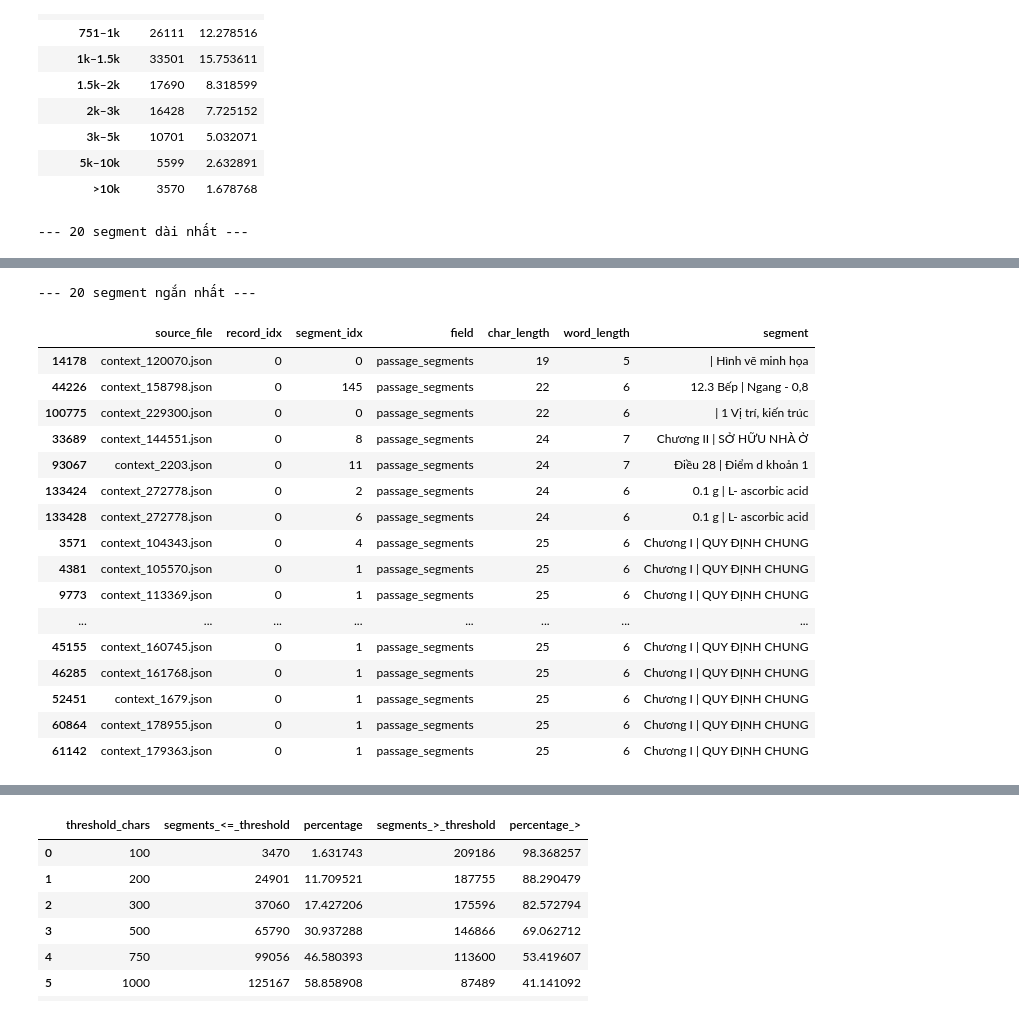
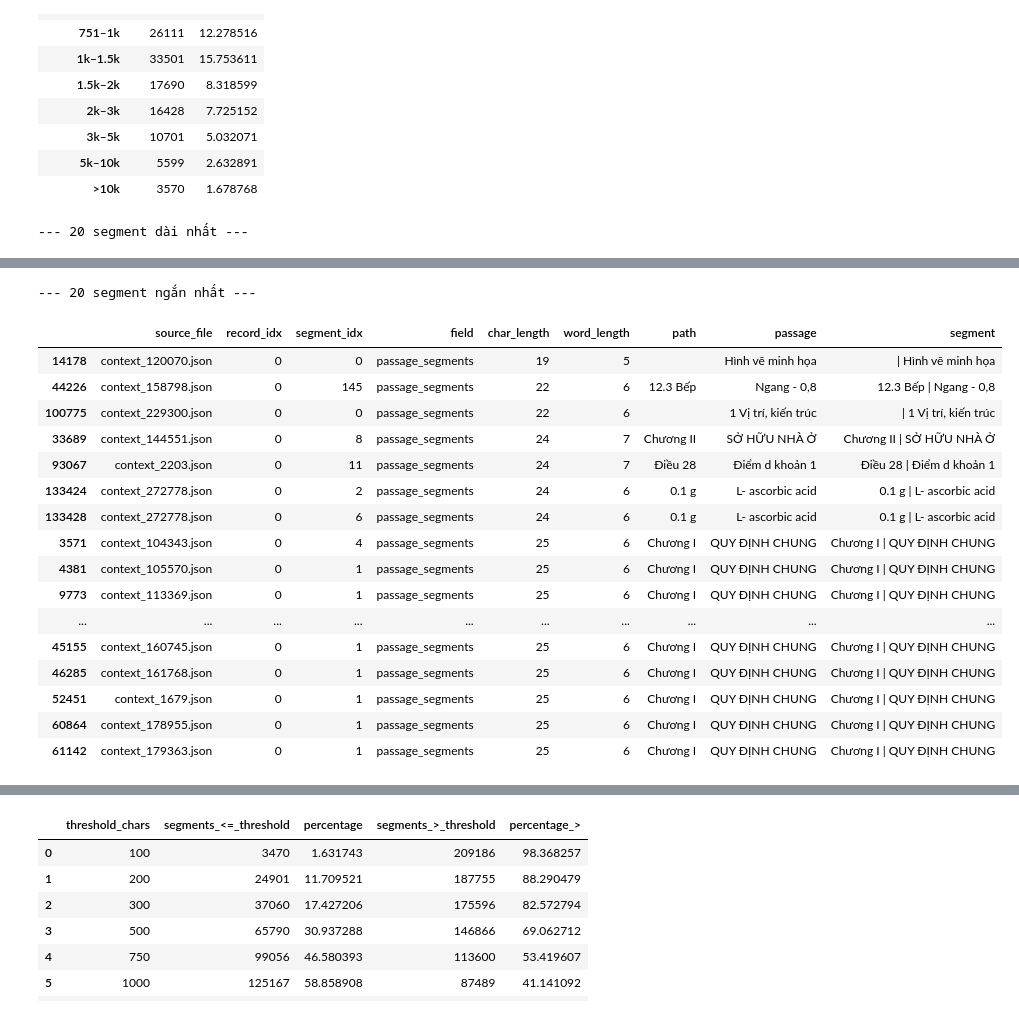
Before and after one commit to anhduc1526/DSC-preprocessing, a Jupyter notebook: segment_length_evaluation.ipynb, the cells around one changed output, grey strips where cells are left out. Saved outputs shown, nothing was run; the diff lists cells and outputs as text; code cells hidden in the pictures.

```diff
--- a/segment_length_evaluation.ipynb
+++ b/segment_length_evaluation.ipynb
@@ -36,6 +38,18 @@ import pandas as pd
 
 def is_segment_list(value):
     return isinstance(value, list) and all(isinstance(x, str) for x in value)
+
+def parse_segment(segment):
+    """Parse a segment as: path|passage.
+
+    If there is no '|', the segment has no path, so path='' and
+    the whole segment is treated as the passage.
+    """
+    if '|' not in segment:
+        return '', segment
+
+    path, passage = segment.split('|', 1)
+    return path.strip(), passage
 
 def extract_segments(obj, source_file, record_idx=None, field_path=''):
     rows = []
@@ -46,12 +60,16 @@ def extract_segments(obj, source_file, record_idx=None, field_path=''):
 
             if key in SEGMENT_FIELDS and is_segment_list(value):
                 for seg_idx, segment in enumerate(value):
+                    path_value, passage = parse_segment(segment)
+
                     rows.append({
                         'source_file': str(source_file),
                         'record_idx': record_idx,
                         'segment_idx': seg_idx,
                         'field': path,
                         'segment': segment,
+                        'path': path_value,
+                        'passage': passage,
                     })
             else:
                 rows.extend(
@@ -100,6 +118,13 @@ def load_all_segments(root):
         df['char_length'] = df['segment'].map(len)
         df['word_length'] = df['segment'].str.split().str.len()
 
+        # Path luôn là phần trước dấu '|'. Nếu không có '|', path='' .
+        df['path_char_length'] = df['path'].map(len)
+
+        # Passage là phần sau dấu '|'; nếu không có '|', passage=toàn bộ segment.
+        df['passage_char_length'] = df['passage'].map(len)
+        df['passage_word_length'] = df['passage'].str.split().str.len()
+
     return df, pd.DataFrame(errors), json_files
 
 df, errors_df, json_files = load_all_segments(ROOT)
@@ -225,7 +337,7 @@ display(bucket_stats)
 # %%
 columns = [
     'source_file', 'record_idx', 'segment_idx', 'field',
-    'char_length', 'word_length', 'segment'
+    'char_length', 'word_length', 'path', 'passage', 'segment'
 ]
 
 print('--- 20 segment dài nhất ---')
@@ -255,21 +367,21 @@ display(df.nsmallest(20, 'char_length')[columns])
 --- 20 segment ngắn nhất ---
-|  | source_file | record_idx | segment_idx | field | char_length | word_length | segment |
-| 14178 | context_120070.json | 0 | 0 | passage_segments | 19 | 5 | | Hình vẽ minh họa |
-| 44226 | context_158798.json | 0 | 145 | passage_segments | 22 | 6 | 12.3 Bếp | Ngang - 0,8 |
-| 100775 | context_229300.json | 0 | 0 | passage_segments | 22 | 6 | | 1 Vị trí, kiến trúc |
-| 33689 | context_144551.json | 0 | 8 | passage_segments | 24 | 7 | Chương II | SỞ HỮU NHÀ Ở |
-| 93067 | context_2203.json | 0 | 11 | passage_segments | 24 | 7 | Điều 28 | Điểm d khoản 1 |
-| 133424 | context_272778.json | 0 | 2 | passage_segments | 24 | 6 | 0.1 g | L- ascorbic acid |
-| 133428 | context_272778.json | 0 | 6 | passage_segments | 24 | 6 | 0.1 g | L- ascorbic acid |
-| 3571 | context_104343.json | 0 | 4 | passage_segments | 25 | 6 | Chương I | QUY ĐỊNH CHUNG |
-| 4381 | context_105570.json | 0 | 1 | passage_segments | 25 | 6 | Chương I | QUY ĐỊNH CHUNG |
-| 9773 | context_113369.json | 0 | 1 | passage_segments | 25 | 6 | Chương I | QUY ĐỊNH CHUNG |
-| ... | ... | ... | ... | ... | ... | ... | ... |
-| 45155 | context_160745.json | 0 | 1 | passage_segments | 25 | 6 | Chương I | QUY ĐỊNH CHUNG |
-| 46285 | context_161768.json | 0 | 1 | passage_segments | 25 | 6 | Chương I | QUY ĐỊNH CHUNG |
-| 52451 | context_1679.json | 0 | 1 | passage_segments | 25 | 6 | Chương I | QUY ĐỊNH CHUNG |
-| 60864 | context_178955.json | 0 | 1 | passage_segments | 25 | 6 | Chương I | QUY ĐỊNH CHUNG |
-| 61142 | context_179363.json | 0 | 1 | passage_segments | 25 | 6 | Chương I | QUY ĐỊNH CHUNG |
+|  | source_file | record_idx | segment_idx | field | char_length | word_length | path | passage | segment |
+| 14178 | context_120070.json | 0 | 0 | passage_segments | 19 | 5 |  | Hình vẽ minh họa | | Hình vẽ minh họa |
+| 44226 | context_158798.json | 0 | 145 | passage_segments | 22 | 6 | 12.3 Bếp | Ngang - 0,8 | 12.3 Bếp | Ngang - 0,8 |
+| 100775 | context_229300.json | 0 | 0 | passage_segments | 22 | 6 |  | 1 Vị trí, kiến trúc | | 1 Vị trí, kiến trúc |
+| 33689 | context_144551.json | 0 | 8 | passage_segments | 24 | 7 | Chương II | SỞ HỮU NHÀ Ở | Chương II | SỞ HỮU NHÀ Ở |
+| 93067 | context_2203.json | 0 | 11 | passage_segments | 24 | 7 | Điều 28 | Điểm d khoản 1 | Điều 28 | Điểm d khoản 1 |
+| 133424 | context_272778.json | 0 | 2 | passage_segments | 24 | 6 | 0.1 g | L- ascorbic acid | 0.1 g | L- ascorbic acid |
+| 133428 | context_272778.json | 0 | 6 | passage_segments | 24 | 6 | 0.1 g | L- ascorbic acid | 0.1 g | L- ascorbic acid |
+| 3571 | context_104343.json | 0 | 4 | passage_segments | 25 | 6 | Chương I | QUY ĐỊNH CHUNG | Chương I | QUY ĐỊNH CHUNG |
+| 4381 | context_105570.json | 0 | 1 | passage_segments | 25 | 6 | Chương I | QUY ĐỊNH CHUNG | Chương I | QUY ĐỊNH CHUNG |
+| 9773 | context_113369.json | 0 | 1 | passage_segments | 25 | 6 | Chương I | QUY ĐỊNH CHUNG | Chương I | QUY ĐỊNH CHUNG |
+| ... | ... | ... | ... | ... | ... | ... | ... | ... | ... |
+| 45155 | context_160745.json | 0 | 1 | passage_segments | 25 | 6 | Chương I | QUY ĐỊNH CHUNG | Chương I | QUY ĐỊNH CHUNG |
+| 46285 | context_161768.json | 0 | 1 | passage_segments | 25 | 6 | Chương I | QUY ĐỊNH CHUNG | Chương I | QUY ĐỊNH CHUNG |
+| 52451 | context_1679.json | 0 | 1 | passage_segments | 25 | 6 | Chương I | QUY ĐỊNH CHUNG | Chương I | QUY ĐỊNH CHUNG |
+| 60864 | context_178955.json | 0 | 1 | passage_segments | 25 | 6 | Chương I | QUY ĐỊNH CHUNG | Chương I | QUY ĐỊNH CHUNG |
+| 61142 | context_179363.json | 0 | 1 | passage_segments | 25 | 6 | Chương I | QUY ĐỊNH CHUNG | Chương I | QUY ĐỊNH CHUNG |
 # %%
 file_stats = (
     df.groupby('source_file')
```
Also changed, not shown: parts of 8 cells of this notebook.
